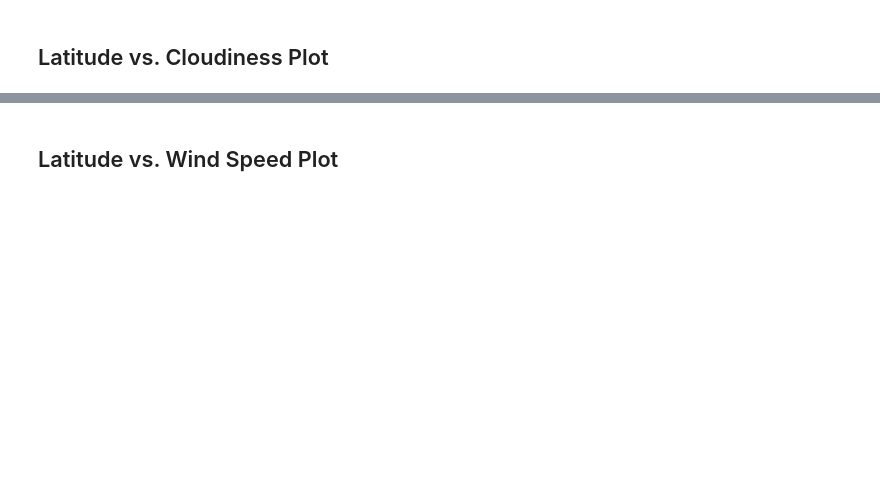
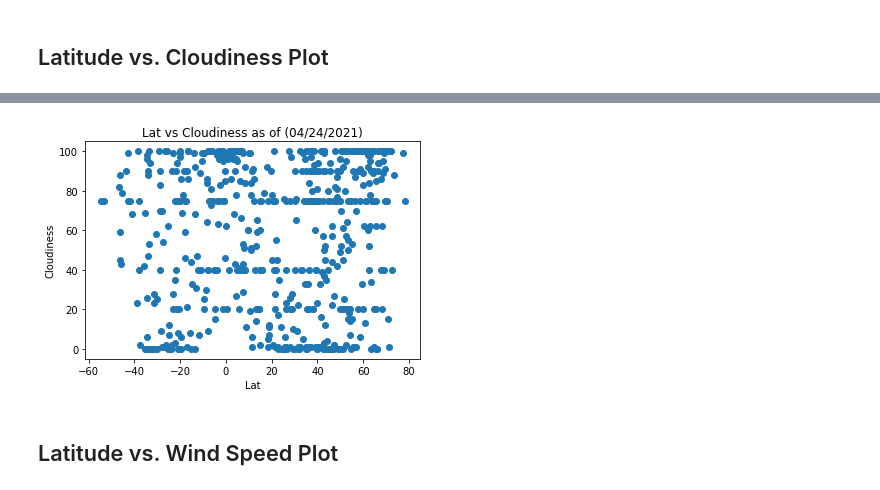
Before and after one commit to vsanga04/python-api-challenge, a Jupyter notebook: WeatherPy/WeatherPy.ipynb, the cells around one changed output, grey strips where cells are left out. Saved outputs shown, nothing was run; the diff lists cells and outputs as text; code cells hidden in the pictures; blank space fills up the shorter version.

```diff
--- a/WeatherPy/WeatherPy.ipynb
+++ b/WeatherPy/WeatherPy.ipynb
@@ -219,2 +221,11 @@ Int64Index([], dtype='int64')
+# %%
+plt.scatter(weather["Lat"], weather["Cloudiness"])
+
+plt.title(f"Lat vs Cloudiness as of ({correct_date[0]})")
+plt.ylabel("Cloudiness")
+plt.xlabel("Lat")
+plt.savefig("Output_Data/LatvsCloudiness.png")
+# %% [output]
+[figure, added]
 # %% [markdown]
 ## Latitude vs. Wind Speed Plot
```
Also changed, not shown: parts of 26 cells of this notebook, 12 other files.
